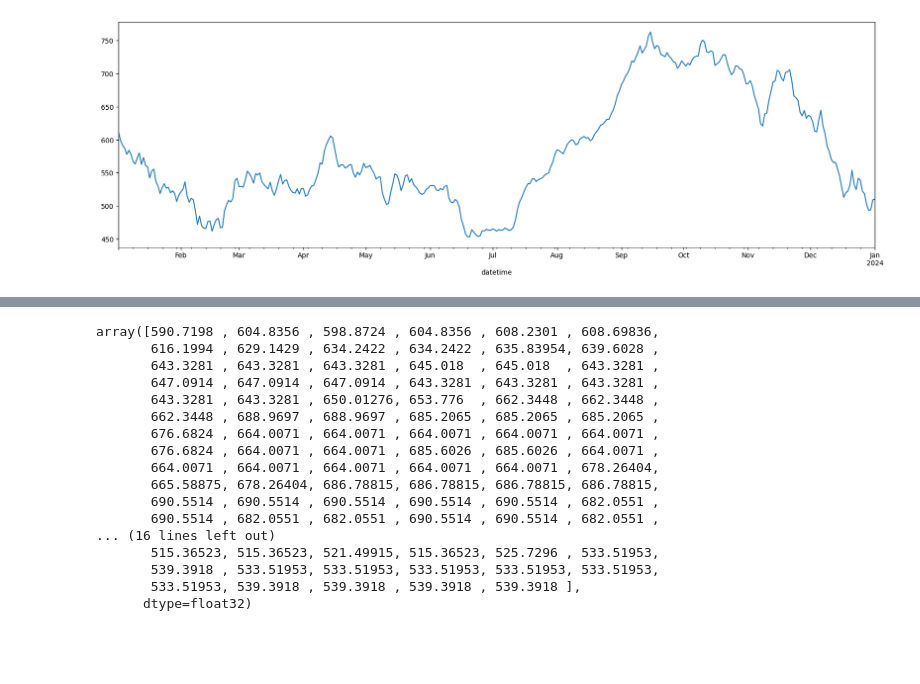
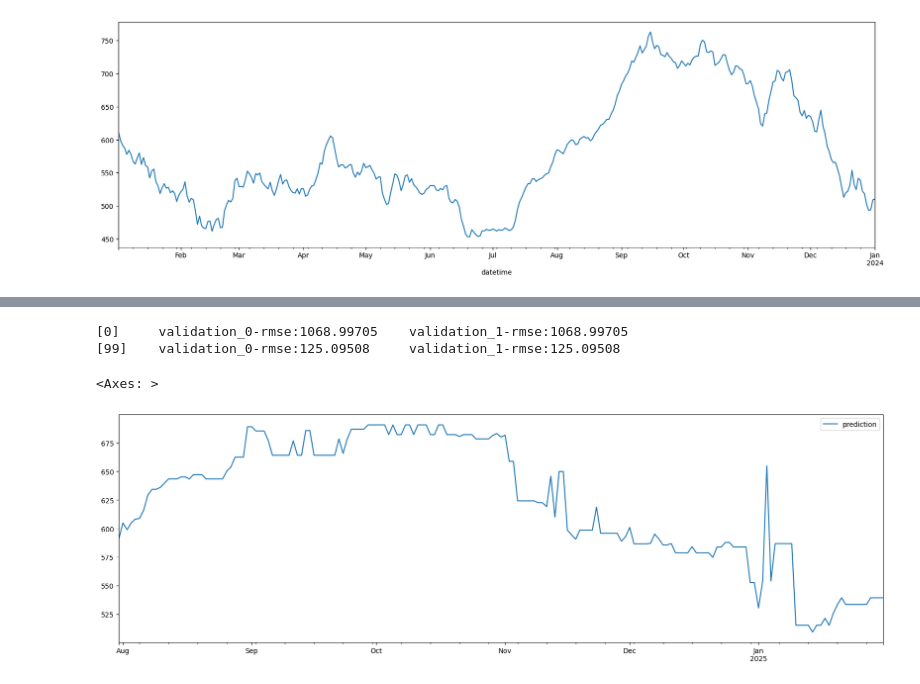
Before and after one commit to fellipessanha/solar-studies, a Jupyter notebook: data-treatment.ipynb, the cells around one changed output, grey strips where cells are left out. Cells and saved outputs as stored; diff of their text form; code cells hidden in the pictures; blank space fills up the shorter version.

```diff
--- a/data-treatment.ipynb
+++ b/data-treatment.ipynb
@@ -250,20 +202,10 @@ fut["prediction"] = fp.optimum_forecast.make_future_prediction(fut)
-# %%
-prev
-# %% [output]
-array([590.7198 , 604.8356 , 598.8724 , 604.8356 , 608.2301 , 608.69836,
-       616.1994 , 629.1429 , 634.2422 , 634.2422 , 635.83954, 639.6028 ,
-       643.3281 , 643.3281 , 643.3281 , 645.018  , 645.018  , 643.3281 ,
-       647.0914 , 647.0914 , 647.0914 , 643.3281 , 643.3281 , 643.3281 ,
-       643.3281 , 643.3281 , 650.01276, 653.776  , 662.3448 , 662.3448 ,
-       662.3448 , 688.9697 , 688.9697 , 685.2065 , 685.2065 , 685.2065 ,
-       676.6824 , 664.0071 , 664.0071 , 664.0071 , 664.0071 , 664.0071 ,
-       676.6824 , 664.0071 , 664.0071 , 685.6026 , 685.6026 , 664.0071 ,
-       664.0071 , 664.0071 , 664.0071 , 664.0071 , 664.0071 , 678.26404,
-       665.58875, 678.26404, 686.78815, 686.78815, 686.78815, 686.78815,
-       690.5514 , 690.5514 , 690.5514 , 690.5514 , 690.5514 , 682.0551 ,
-       690.5514 , 682.0551 , 682.0551 , 690.5514 , 690.5514 , 682.0551 ,
-... (16 lines left out)
-       515.36523, 515.36523, 521.49915, 515.36523, 525.7296 , 533.51953,
-       539.3918 , 533.51953, 533.51953, 533.51953, 533.51953, 533.51953,
-       533.51953, 539.3918 , 539.3918 , 539.3918 , 539.3918 ],
-      dtype=float32)
+# %%
+pred = fp._make_prediction()
+# %% [output]
+[0]     validation_0-rmse:1068.99705    validation_1-rmse:1068.99705
+[99]    validation_0-rmse:125.09508     validation_1-rmse:125.09508
+# %%
+pred.plot(figsize=FIGSIZE)
+# %% [output]
+<Axes: >
+[figure, added]
```
Also changed, not shown: parts of 6 cells of this notebook, 6 other files.
